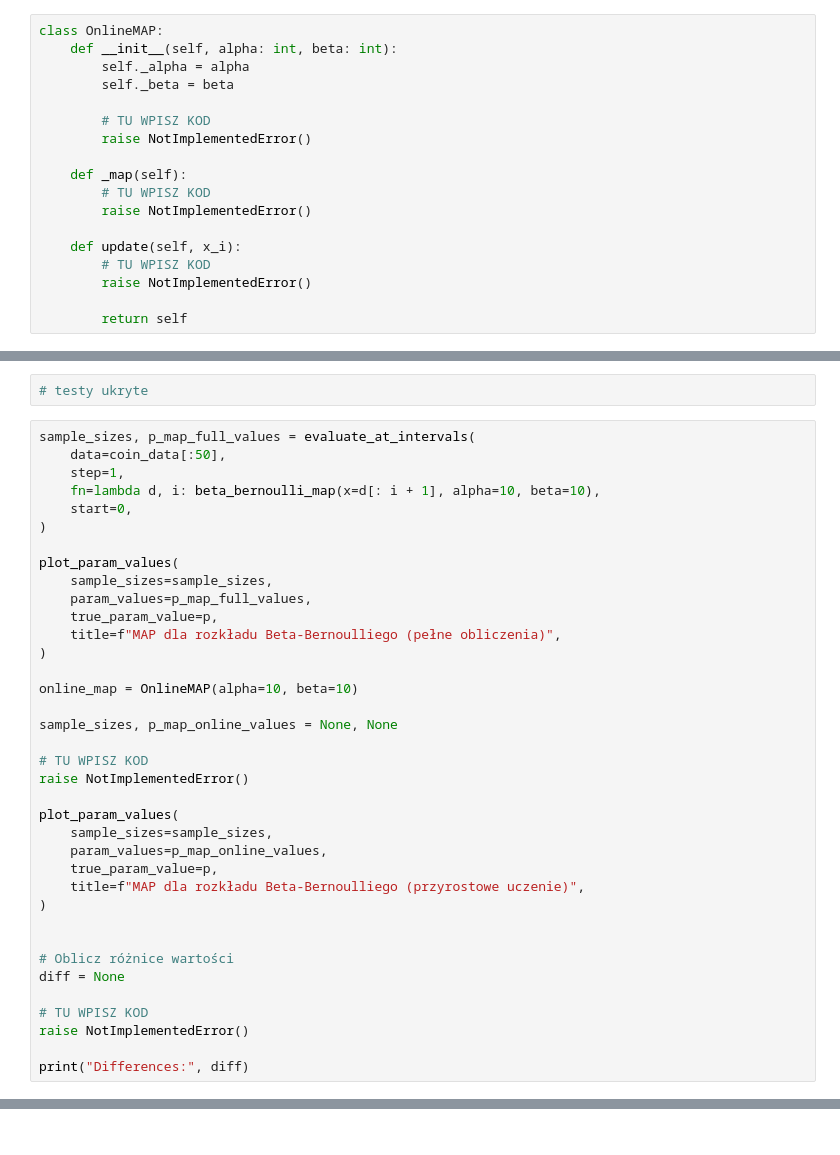
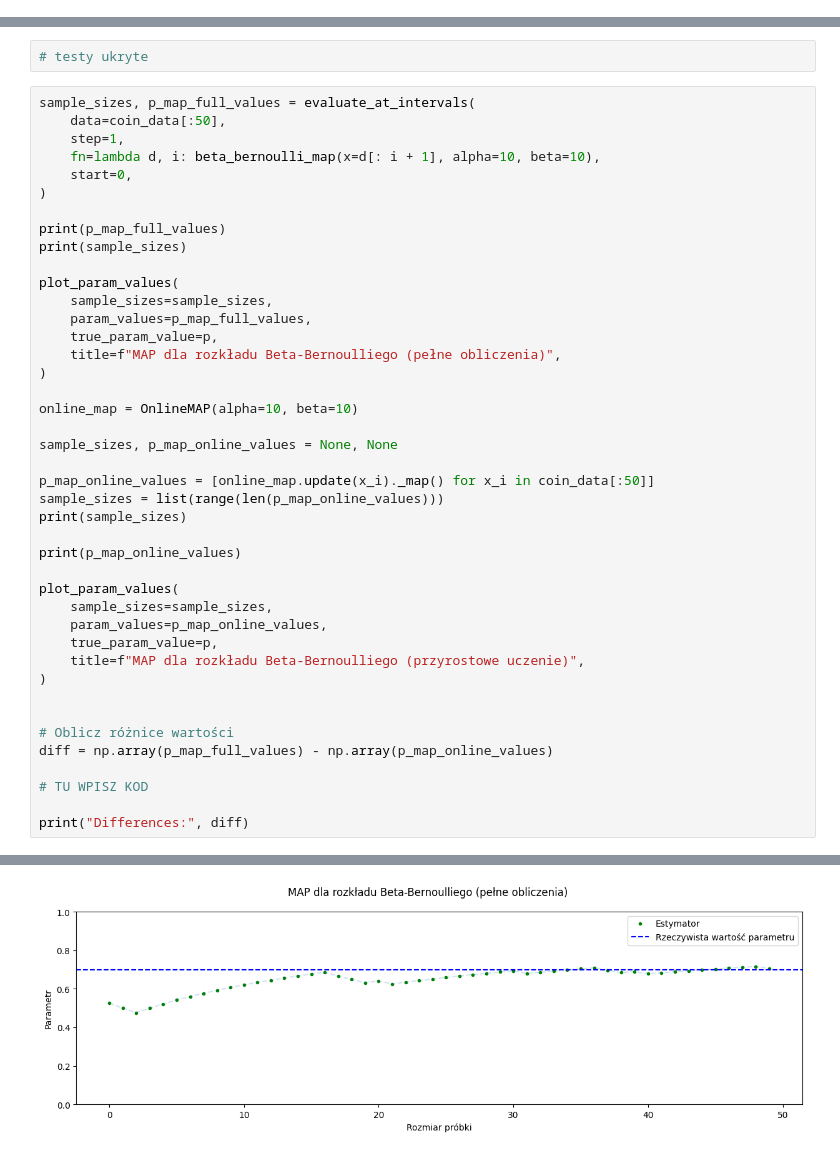
Before and after one commit to piotrdurniat/pgm-l02-mle-map, a Jupyter notebook: MLE_MAP.ipynb, the cells around one changed output, grey strips where cells are left out. Drawn from its saved outputs; the diff is of its cells as text.

```diff
--- a/MLE_MAP.ipynb
+++ b/MLE_MAP.ipynb
@@ -442,21 +457,3 @@ TU WPISZ ODPOWIEDŹ
 ### Zadanie 7 (1 pkt)
 
 Zaimplementuj podejście przyrostowe oraz sprawdź, że daje ono takie same wyniki (lub bardzo zbliżone) jak w przypadku obliczania wartości estymatora MAP od zera.
-# %%
-class OnlineMAP:
-    def __init__(self, alpha: int, beta: int):
-        self._alpha = alpha
-        self._beta = beta
-
-        # TU WPISZ KOD
-        raise NotImplementedError()
-
-    def _map(self):
-        # TU WPISZ KOD
-        raise NotImplementedError()
-
-    def update(self, x_i):
-        # TU WPISZ KOD
-        raise NotImplementedError()
-
-        return self
@@ -469,6 +502,9 @@ sample_sizes, p_map_full_values = evaluate_at_intervals(
     fn=lambda d, i: beta_bernoulli_map(x=d[: i + 1], alpha=10, beta=10),
     start=0,
 )
+
+print(p_map_full_values)
+print(sample_sizes)
 
 plot_param_values(
     sample_sizes=sample_sizes,
@@ -481,8 +517,11 @@ online_map = OnlineMAP(alpha=10, beta=10)
 
 sample_sizes, p_map_online_values = None, None
 
-# TU WPISZ KOD
-raise NotImplementedError()
+p_map_online_values = [online_map.update(x_i)._map() for x_i in coin_data[:50]]
+sample_sizes = list(range(len(p_map_online_values)))
+print(sample_sizes)
+
+print(p_map_online_values)
 
 plot_param_values(
     sample_sizes=sample_sizes,
@@ -493,9 +532,9 @@ plot_param_values(
 
 
 # Oblicz różnice wartości
-diff = None
+diff = np.array(p_map_full_values) - np.array(p_map_online_values)
 
 # TU WPISZ KOD
-raise NotImplementedError()
 
 print("Differences:", diff)
+# %% [output]
@@ -501,0 +554 @@ print("Differences:", diff)
+[figure, added]
```
Also changed, not shown: parts of 6 cells of this notebook, 1 other file.
